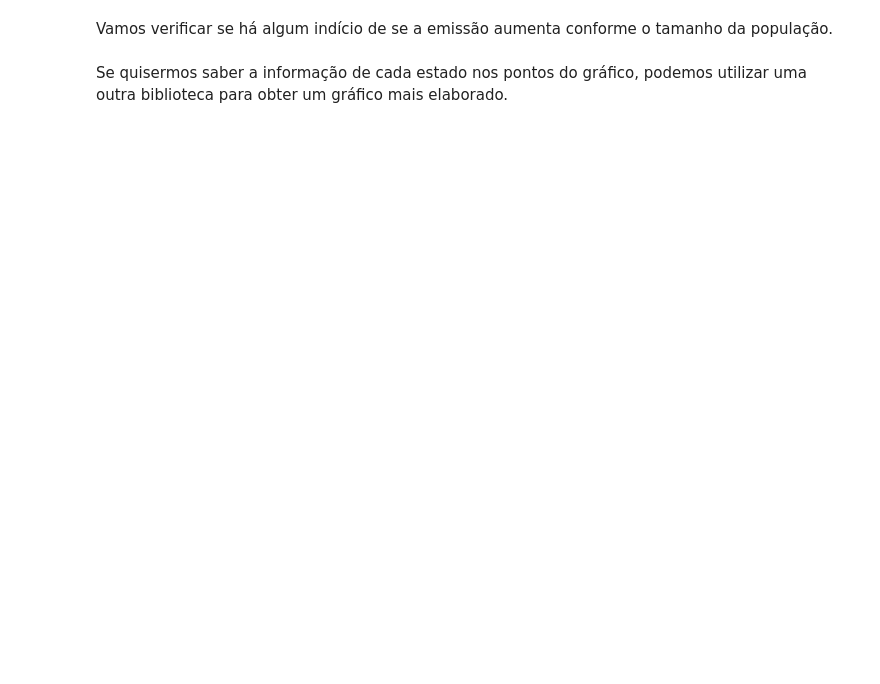
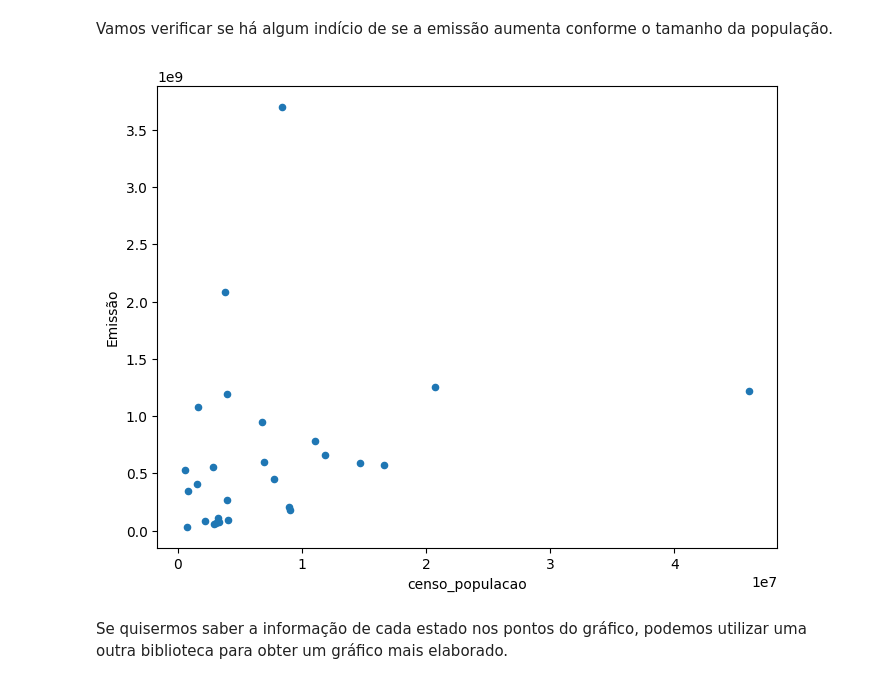
Before and after one commit to Du442/Alura-courses, a Jupyter notebook: ai_studies/pandas/third-course/pandas_selecao_e_agrupamento.ipynb, the cells around one changed output. Drawn from its saved outputs; the diff is of its cells as text; code cells hidden in the pictures; blank space fills up the shorter version.

```diff
--- a/ai_studies/pandas/third-course/pandas_selecao_e_agrupamento.ipynb
+++ b/ai_studies/pandas/third-course/pandas_selecao_e_agrupamento.ipynb
@@ -624,0 +713,5 @@ Percebemos que a informação da população não foi agregada, portanto será n
+# %%
+censo['censo_populacao'] = censo['censo_populacao'].astype({'censo_populacao': 'int64'})
+# %%
+censo = censo.groupby('UF')[['censo_populacao']].sum().reset_index()
+censo
@@ -626,3 +737,6 @@ Percebemos que a informação da população não foi agregada, portanto será n
 ### Unindo os dados
 # %% [markdown]
 Com as informações tratadas, podemos realizar a junção dos dados de emissão com a população, com uso do método [`merge()`](https://pandas.pydata.org/docs/reference/api/pandas.DataFrame.merge.html).
+# %%
+emissao_estados = new_table[new_table['Ano'] == 2021].groupby('Estado')[['Emissão']].sum().reset_index()
+emissao_estados
@@ -628,0 +761,3 @@ Com as informações tratadas, podemos realizar a junção dos dados de emissão
+# %%
+merge_uf = pd.merge(censo, emissao_estados, left_on='UF', right_on='Estado')
+merge_uf
@@ -629,4 +782,8 @@ Com as informações tratadas, podemos realizar a junção dos dados de emissão
 # %% [markdown]
 Vamos verificar se há algum indício de se a emissão aumenta conforme o tamanho da população.
+# %%
+merge_uf.plot(x = 'censo_populacao', y='Emissão', kind='scatter', figsize=(8,6));
+# %% [output]
+[figure, added]
 # %% [markdown]
 Se quisermos saber a informação de cada estado nos pontos do gráfico, podemos utilizar uma outra biblioteca para obter um gráfico mais elaborado.
```
Also changed, not shown: parts of 15 cells of this notebook, 1 other file.
